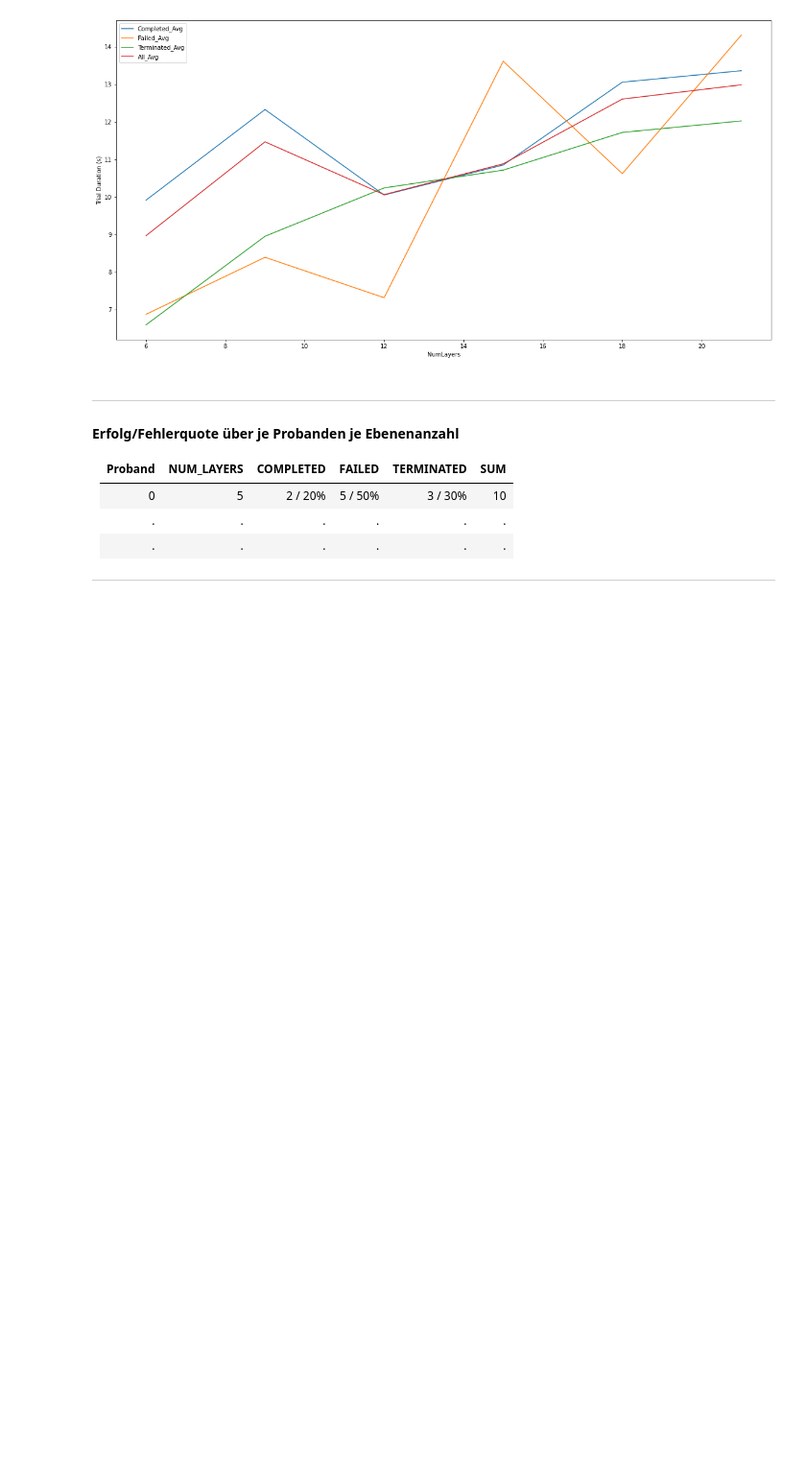
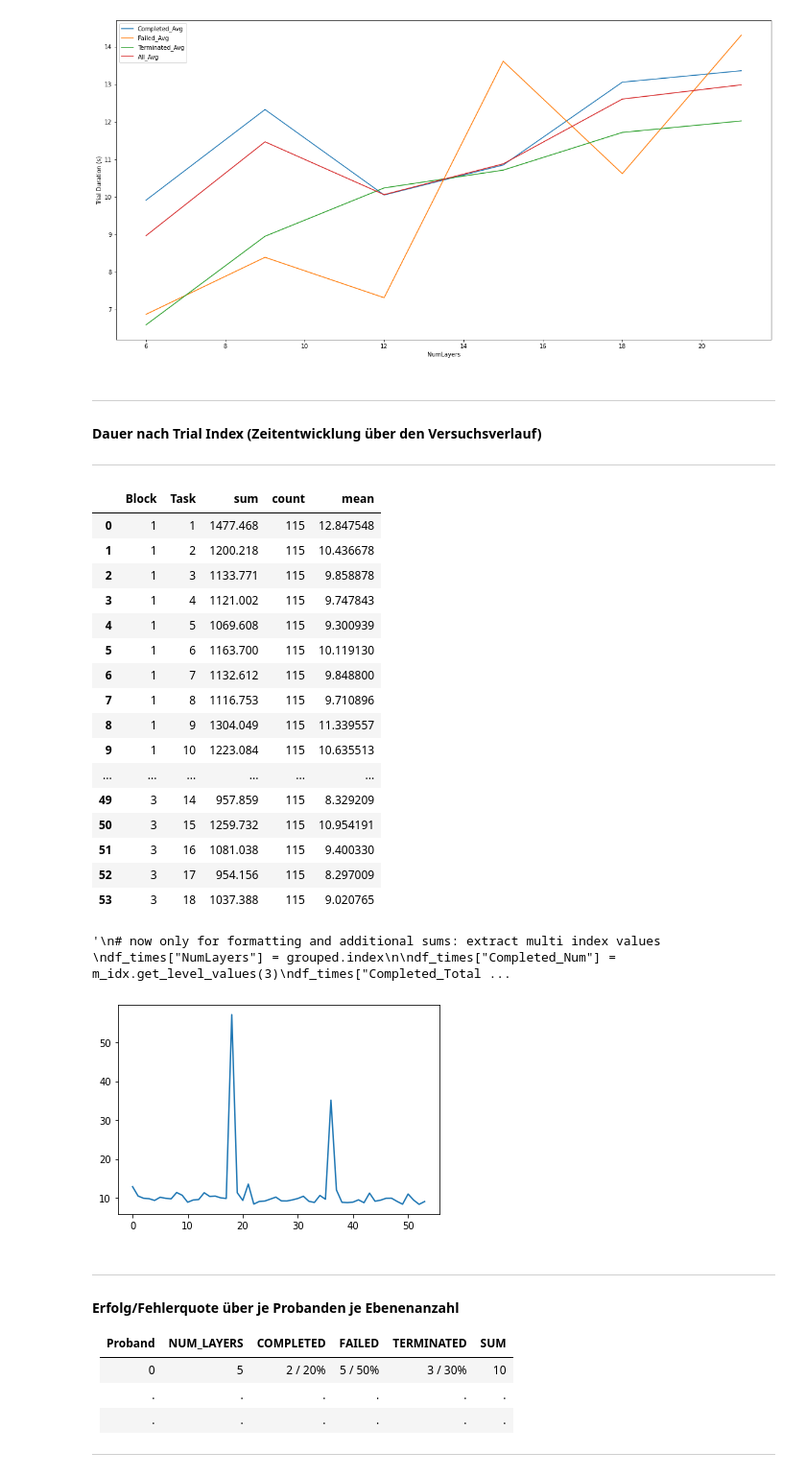
Before and after one commit to visualengineers/reflex-avi2022-results, a Jupyter notebook: code/zelasto study.ipynb, the cells around one changed output. Shown at 96% size. Saved outputs shown, nothing was run; the diff lists cells and outputs as text; code cells hidden in the pictures; blank space fills up the shorter version.

Commit message:
feature: duration per task

```diff
--- a/code/zelasto study.ipynb
+++ b/code/zelasto study.ipynb
@@ -785,6 +770,76 @@ df_times.to_csv(rf'{export}times_global_layers.csv', sep= ";")
 | 4 | 18 | 708 | 9250.613 | 13.065838 | 26 | 276.314 | 10.627462 | ... |
 | 5 | 21 | 679 | 9078.429 | 13.370293 | 38 | 544.208 | 14.321263 | ... |
 [figure]
+# %% [markdown]
+---
+#### Dauer nach Trial Index (Zeitentwicklung über den Versuchsverlauf)
+---
+# %%
+df_timeStat = pd.read_csv(rf'{export}times.csv', sep=";")
+
+df_times = pd.DataFrame()
+
+# select all combinations of mappng method / num layers
+
+# group all byNumLayers and Result
+# compute sum and count for each combination
+# pivot results into columns
+grouped = df_timeStat.groupby(["Block", "Task"])["Duration"].agg(["sum", "count", "mean"]).reset_index()
+# .agg(["sum", "count", "mean"]).reset_index().pivot(index="Trial", columns="Result")
+# m_idx = pd.MultiIndex.from_frame(grouped)
+
+display(grouped)
+
+ax = grouped["mean"].plot()
+
+'''
+# now only for formatting and additional sums: extract multi index values
+df_times["NumLayers"] = grouped.index
+
+df_times["Completed_Num"] = m_idx.get_level_values(3)
+df_times["Completed_Total"] = m_idx.get_level_values(0)
+df_times["Completed_Avg"] = m_idx.get_level_values(6)
+
+df_times["Failed_Num"] = m_idx.get_level_values(4)
+df_times["Failed_Total"] = m_idx.get_level_values(1)
+df_times["Failed_Avg"] = m_idx.get_level_values(7)
+
+df_times["Terminated_Num"] = m_idx.get_level_values(5)
+df_times["Terminated_Total"] = m_idx.get_level_values(2)
+df_times["Terminated_Avg"] = m_idx.get_level_values(8)
+
+df_times["Sum_Num"] = df_times["Completed_Num"] + df_times["Failed_Num"] + df_times["Terminated_Num"]
+df_times["Sum_Total"] = df_times["Completed_Total"] + df_times["Failed_Total"] + df_times["Terminated_Total"]
+df_times["All_Avg"] = df_times["Sum_Total"] / df_times["Sum_Num"]
+
+display(df_times)
+
+ax = df_times[["NumLayers", "Completed_Avg", "Failed_Avg", "Terminated_Avg", "All_Avg"]].plot(x="NumLayers", figsize=(20, 10))
+ax.set_ylabel("Trial Duration (s)")
+ax.get_figure().savefig(rf'{export}times_global_layers.png')
+
+df_times.to_csv(rf'{export}times_trial_idx.csv', sep= ";")
+'''
+# %% [output]
+|  | Block | Task | sum | count | mean |
+| 0 | 1 | 1 | 1477.468 | 115 | 12.847548 |
+| 1 | 1 | 2 | 1200.218 | 115 | 10.436678 |
+| 2 | 1 | 3 | 1133.771 | 115 | 9.858878 |
+| 3 | 1 | 4 | 1121.002 | 115 | 9.747843 |
+| 4 | 1 | 5 | 1069.608 | 115 | 9.300939 |
+| 5 | 1 | 6 | 1163.700 | 115 | 10.119130 |
+| 6 | 1 | 7 | 1132.612 | 115 | 9.848800 |
+| 7 | 1 | 8 | 1116.753 | 115 | 9.710896 |
+| 8 | 1 | 9 | 1304.049 | 115 | 11.339557 |
+| 9 | 1 | 10 | 1223.084 | 115 | 10.635513 |
+| ... | ... | ... | ... | ... | ... |
+| 49 | 3 | 14 | 957.859 | 115 | 8.329209 |
+| 50 | 3 | 15 | 1259.732 | 115 | 10.954191 |
+| 51 | 3 | 16 | 1081.038 | 115 | 9.400330 |
+| 52 | 3 | 17 | 954.156 | 115 | 8.297009 |
+| 53 | 3 | 18 | 1037.388 | 115 | 9.020765 |
+'\n# now only for formatting and additional sums: extract multi index values \ndf_times["NumLayers"] = grouped.index\n\ndf_times["Completed_Num"] = m_idx.get_level_values(3)\ndf_times["Completed_Total ...
+[figure, added]
 # %% [markdown]
 ---
 #### Erfolg/Fehlerquote über je Probanden je Ebenenanzahl
```
Also changed, not shown: parts of 1 cell of this notebook.
